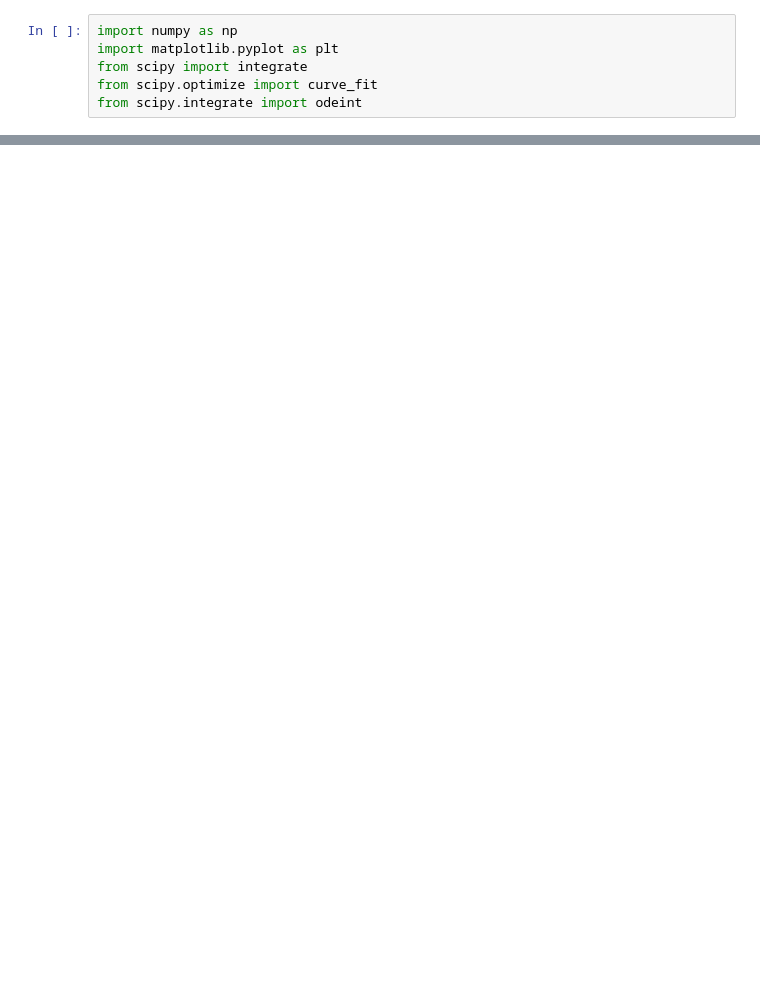
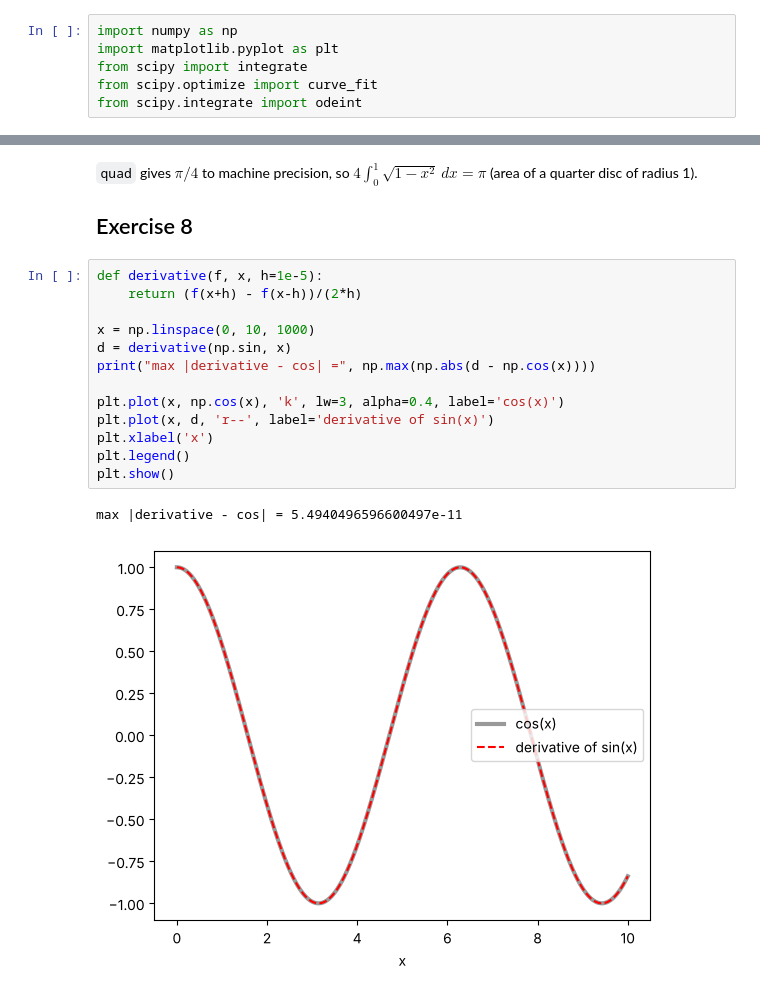
Before and after one commit to basselfads23/python-course, a Jupyter notebook: 1_python_basics_exercises.ipynb, the cells around one changed output, grey strips where cells are left out. Drawn from its saved outputs; the diff is of its cells as text; blank space fills up the shorter version.

```diff
--- a/1_python_basics_exercises.ipynb
+++ b/1_python_basics_exercises.ipynb
@@ -513,0 +177,20 @@ This is the reverse of a well-known result in optics: the diffraction pattern of
+# %% [markdown]
+`quad` gives $\pi/4$ to machine precision, so $4\int_0^1\sqrt{1-x^2}\,dx = \pi$ (area of a quarter disc of radius 1).
+
+## Exercise 8
+# %%
+def derivative(f, x, h=1e-5):
+    return (f(x+h) - f(x-h))/(2*h)
+
+x = np.linspace(0, 10, 1000)
+d = derivative(np.sin, x)
+print("max |derivative - cos| =", np.max(np.abs(d - np.cos(x))))
+
+plt.plot(x, np.cos(x), 'k', lw=3, alpha=0.4, label='cos(x)')
+plt.plot(x, d, 'r--', label='derivative of sin(x)')
+plt.xlabel('x')
+plt.legend()
+plt.show()
+# %% [output]
+max |derivative - cos| = 5.4940496596600497e-11
+[figure, added]
```
Also changed, not shown: parts of 62 cells of this notebook, 4 other files.
